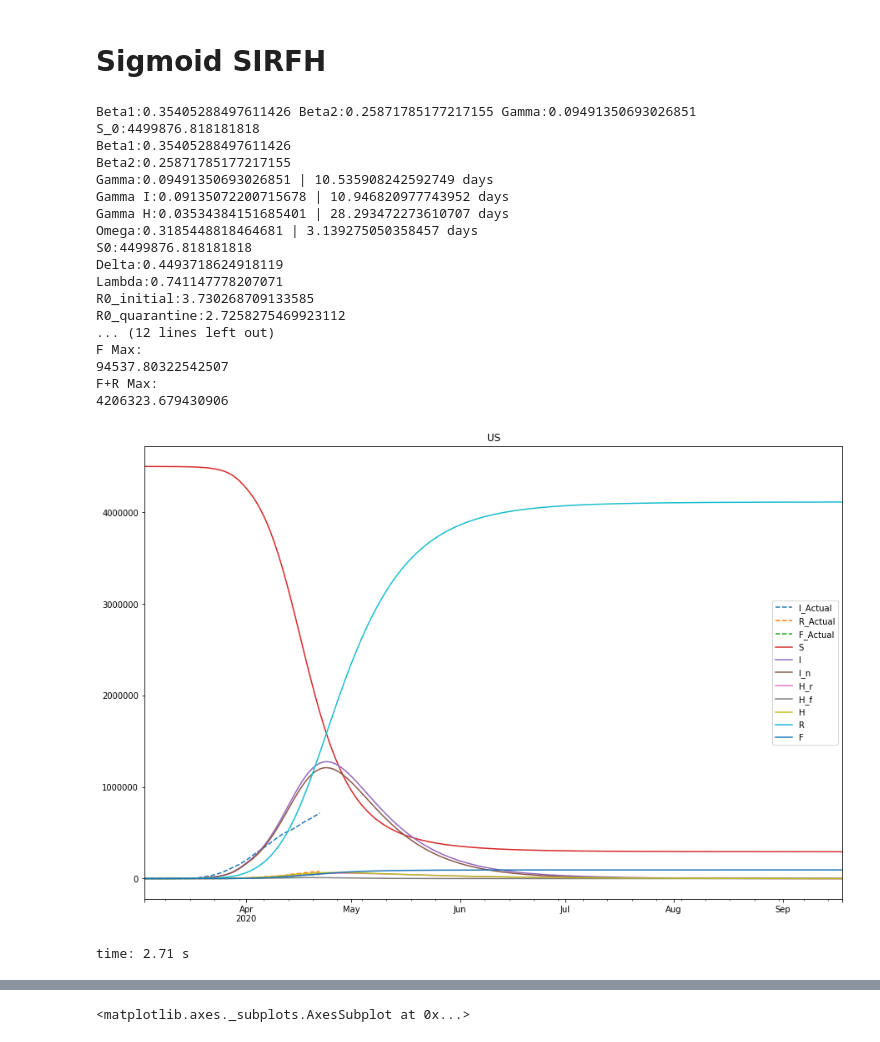
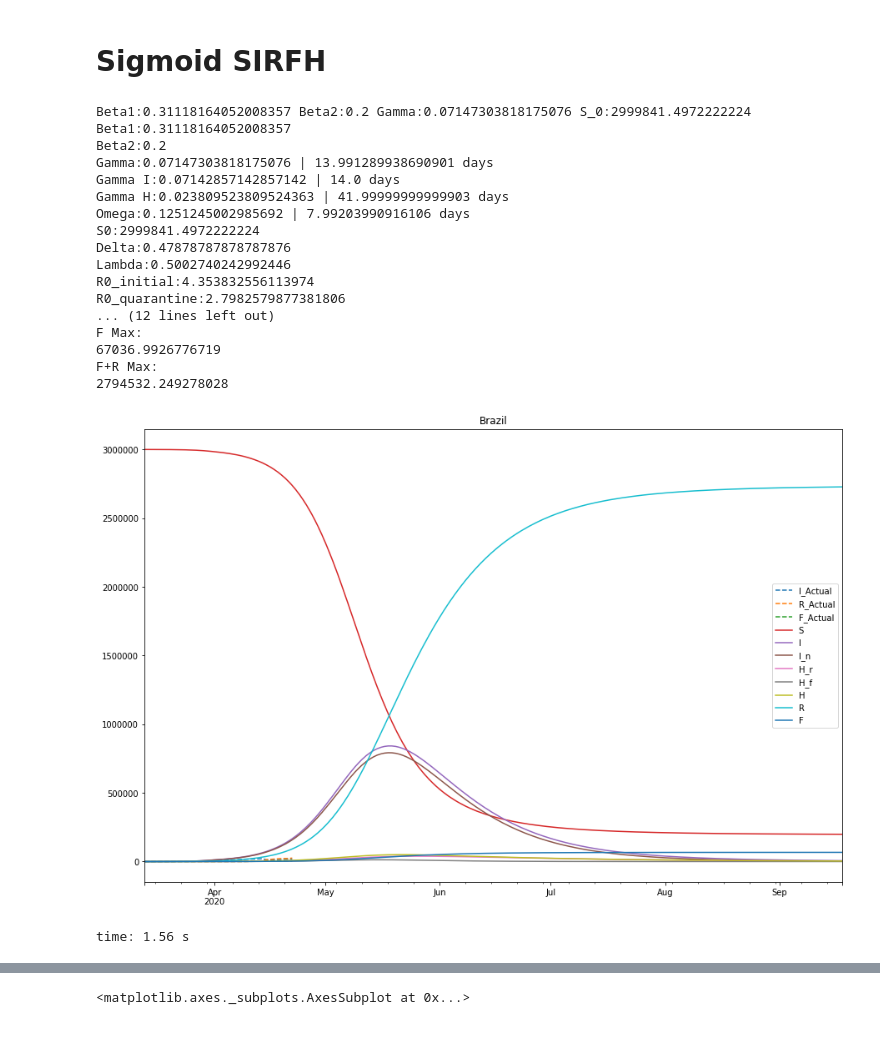
Before and after one commit to comunidadexp/sirfh-covid, a Jupyter notebook: Covid Spread Model.ipynb, the cells around one changed output, grey strips where cells are left out. Drawn from its saved outputs; the diff is of its cells as text; code cells hidden in the pictures.

```diff
--- a/Covid Spread Model.ipynb
+++ b/Covid Spread Model.ipynb
@@ -1370,10 +1370,9 @@ omega = 0.07
 
 
 # Mudar omega bouds /
-NB = 16e6
-N=300e6
+N=200e6
 
-t1 = SIHRF_Sigmoid(country = 'US',
+t1 = SIHRF_Sigmoid(country = 'Brazil',
          N=N,
          # N=1e6,
          alpha=.7,
@@ -1427,54 +1426,54 @@ t1 = SIHRF_Sigmoid(country = 'US',
          #omega_bounds=(omega, omega),
 
          #omega_bounds=(1/12, 1/12),
-         alphas=(.015,.0,.985),
+         alphas=(0.025,0.005,.97),
            adjust_recovered=True,
          )
 
-t1.train(options={'eps': 5e-3, })
+t1.train()
 #options={'eps': 5e-3, }
 #options={'eps': 1e-3, 'ftol': 1e-7}
 
 t1.main_plot()
 
 print(t1.gamma_i_bounds)
 print(t1.gamma_h_bounds)
 print(t1.omega_bounds)
 print('\nI Max:')
 print(t1.df.I.max())
 print('Est:')
 print(t1.df.I.max()*.15)
 print('H Max:')
 print(t1.df['H'].max())
 print('R Max:')
 print(t1.df['R'].max())
 print('F Max:')
 print(t1.df['F'].max())
 print('F+R Max:')
 print(t1.df['F'].max()+t1.df['R'].max())
 # (t1.df.S + t1.df.I + t1.df.R + t1.df.F)
 
 #t1.optimizer
 # %% [output]
-Beta1:0.35405288497611426 Beta2:0.25871785177217155 Gamma:0.09491350693026851 S_0:4499876.818181818
-Beta1:0.35405288497611426
-Beta2:0.25871785177217155
-Gamma:0.09491350693026851 | 10.535908242592749 days
-Gamma I:0.09135072200715678 | 10.946820977743952 days
-Gamma H:0.03534384151685401 | 28.293472273610707 days
-Omega:0.3185448818464681 | 3.139275050358457 days
-S0:4499876.818181818
-Delta:0.4493718624918119
-Lambda:0.741147778207071
-R0_initial:3.730268709133585
-R0_quarantine:2.7258275469923112
+Beta1:0.31118164052008357 Beta2:0.2 Gamma:0.07147303818175076 S_0:2999841.4972222224
+Beta1:0.31118164052008357
+Beta2:0.2
+Gamma:0.07147303818175076 | 13.991289938690901 days
+Gamma I:0.07142857142857142 | 14.0 days
+Gamma H:0.023809523809524363 | 41.99999999999903 days
+Omega:0.1251245002985692 | 7.99203990916106 days
+S0:2999841.4972222224
+Delta:0.47878787878787876
+Lambda:0.5002740242992446
+R0_initial:4.353832556113974
+R0_quarantine:2.7982579877381806
 ... (12 lines left out)
 F Max:
-94537.80322542507
+67036.9926776719
 F+R Max:
-4206323.679430906
+2794532.249278028
-[figure, old version]
+[figure, new version]
-time: 2.71 s
+time: 1.56 s
 # %%
 #t1.gamma_i_bounds
 #(1/(8*7), 1/(1*7))
```
Also changed, not shown: parts of 4 cells of this notebook, 2 other files.
